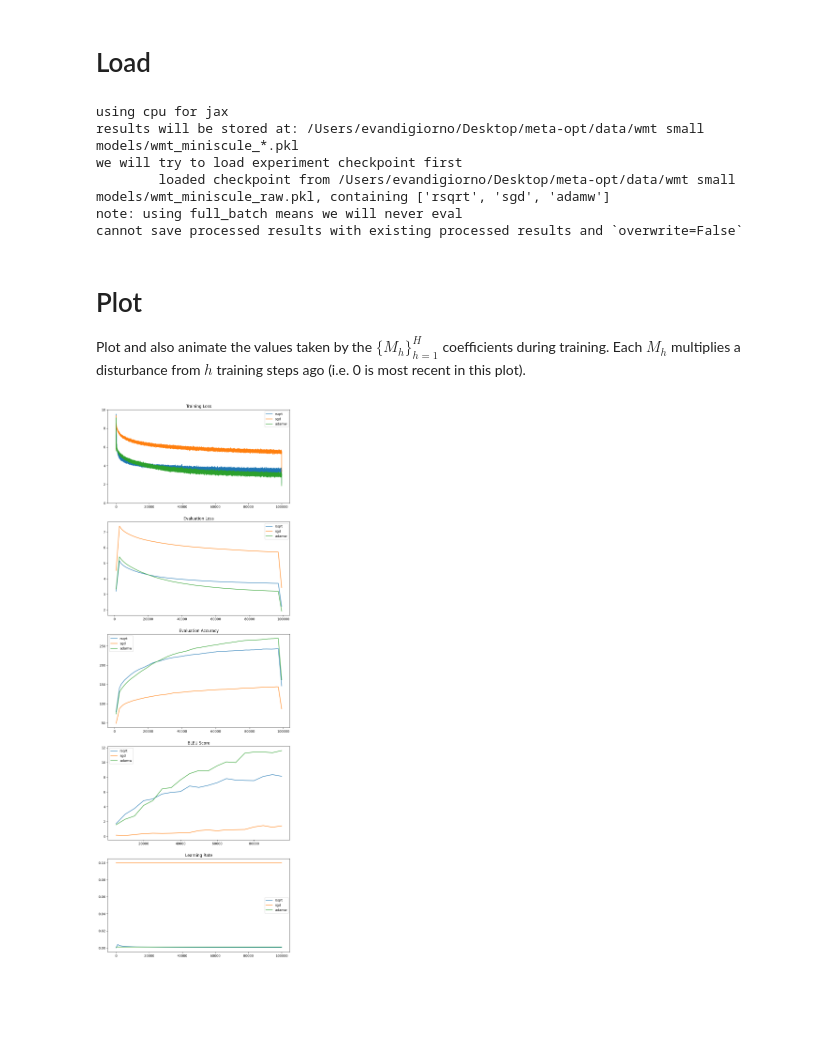
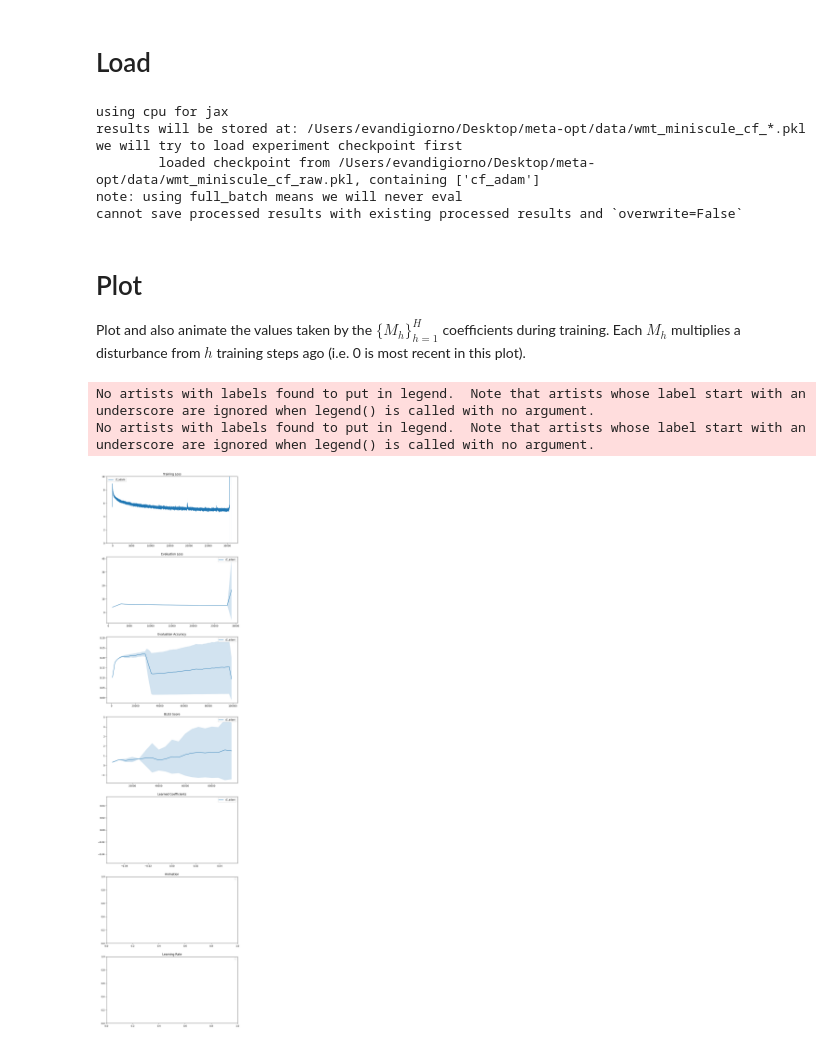
Before and after one commit to edogariu/meta_opt, a Jupyter notebook: notebooks/plotting.ipynb, the cells around one changed output. Saved outputs shown, nothing was run; the diff lists cells and outputs as text; code cells hidden in the pictures; blank space fills up the shorter version.

```diff
--- a/notebooks/plotting.ipynb
+++ b/notebooks/plotting.ipynb
@@ -21,7 +21,7 @@ CFG = {
     'reset_every': None,
 
     # experiment options
-    'experiment_name': 'wmt small models/wmt_miniscule',
+    'experiment_name': 'wmt_miniscule_cf',
     'load_checkpoint': True,
     'overwrite': False,  # whether to allow us to overwrite existing checkpoints or throw errors
     'directory': os.path.abspath("../"),
@@ -31,9 +31,9 @@ processed_results = process_results(CFG, results)
 # processed_results = pkl.load(open('{}/data/{}_processed.pkl'.format(CFG['directory'], CFG['experiment_name']), 'rb'))
 # %% [output]
 using cpu for jax
-results will be stored at: /Users/evandigiorno/Desktop/meta-opt/data/wmt small models/wmt_miniscule_*.pkl
+results will be stored at: /Users/evandigiorno/Desktop/meta-opt/data/wmt_miniscule_cf_*.pkl
 we will try to load experiment checkpoint first
-        loaded checkpoint from /Users/evandigiorno/Desktop/meta-opt/data/wmt small models/wmt_miniscule_raw.pkl, containing ['rsqrt', 'sgd', 'adamw']
+        loaded checkpoint from /Users/evandigiorno/Desktop/meta-opt/data/wmt_miniscule_cf_raw.pkl, containing ['cf_adam']
 note: using full_batch means we will never eval
 cannot save processed results with existing processed results and `overwrite=False`
 # %%
@@ -45,13 +45,13 @@ cannot save processed results with existing processed results and `overwrite=Fal
 #         ret[k][i]['args']['experiment_name'] = 'cifar_wd'
 # save_checkpoint(CFG, ret)
 # %%
-# baseline_results = pkl.load(open('{}/data/{}_processed.pkl'.format(CFG['directory'], 'wmt_base_baselines'), 'rb'))
-# r = {}
-# for k in baseline_results.keys():
-#     r[k] = baseline_results[k]
-#     for _k, _v in processed_results[k].items():
-#         r[k][_k] = _v
-# processed_results = r
+baseline_results = pkl.load(open('{}/data/{}_processed.pkl'.format(CFG['directory'], 'wmt small models/wmt_miniscule'), 'rb'))
+r = {}
+for k in baseline_results.keys():
+    r[k] = baseline_results[k]
+    for _k, _v in processed_results[k].items():
+        r[k][_k] = _v
+processed_results = r
 # %% [markdown]
 # Plot
 Plot and also animate the values taken by the $\{M_h\}_{h=1}^H$ coefficients during training. Each $M_h$ multiplies a disturbance from $h$ training steps ago (i.e. 0 is most recent in this plot).
@@ -76,33 +76,35 @@ plots_to_make = {
               'loss': 'Training Loss',
               'eval_loss': 'Evaluation Loss',
               'eval_acc': 'Evaluation Accuracy',
               'bleu': 'BLEU Score',
-              # 'M': 'Learned Coefficients',
-              # 'anim': 'Animation',
+              'M': 'Learned Coefficients',
+              'anim': 'Animation',
               # 'grad_sq_norm': 'Sq Grad Norm',
               # 'proj_grad_sq_norm': 'Proj Sq Grad Norm',
                'lr': 'Learning Rate',
 }
 
 # ----------------------------------------
 # OR just plot em via regex
 # ----------------------------------------
 # keys_to_plot = '.*long.*'  # specific regex
 keys_to_plot = '.*'  # anything
 
 (fig, ax), anim = plot(results, processed_results, keys_to_plot, plots_to_make, anim_bounds=(-1.5, 0.5), smoothing=5)
 ax[0].set_ylim(0.,10)
 # ax[0].set_xlim(680, 800)
 # ax[1].set_ylim(0.6, 0.95)
 # ax[2].set_ylim(0.95, 0.99)
 # ax[3].set_ylim(0.95, 0.99)
 # ax[4].set_ylim(-0.1, 40)
 # ax[1].set_ylim(0, 0.01)
 # plt.savefig('{}/figs/{}.pdf'.format(CFG['directory'], CFG['experiment_name']))
 plt.show()
 
 if anim is not None:
     h = HTML(anim.to_html5_video())
     display(h)
 # %% [output]
+No artists with labels found to put in legend.  Note that artists whose label start with an underscore are ignored when legend() is called with no argument.
+No artists with labels found to put in legend.  Note that artists whose label start with an underscore are ignored when legend() is called with no argument.
-[figure, old version]
+[figure, new version]
```
Also changed, not shown: parts of 1 cell of this notebook, 1 other file.
